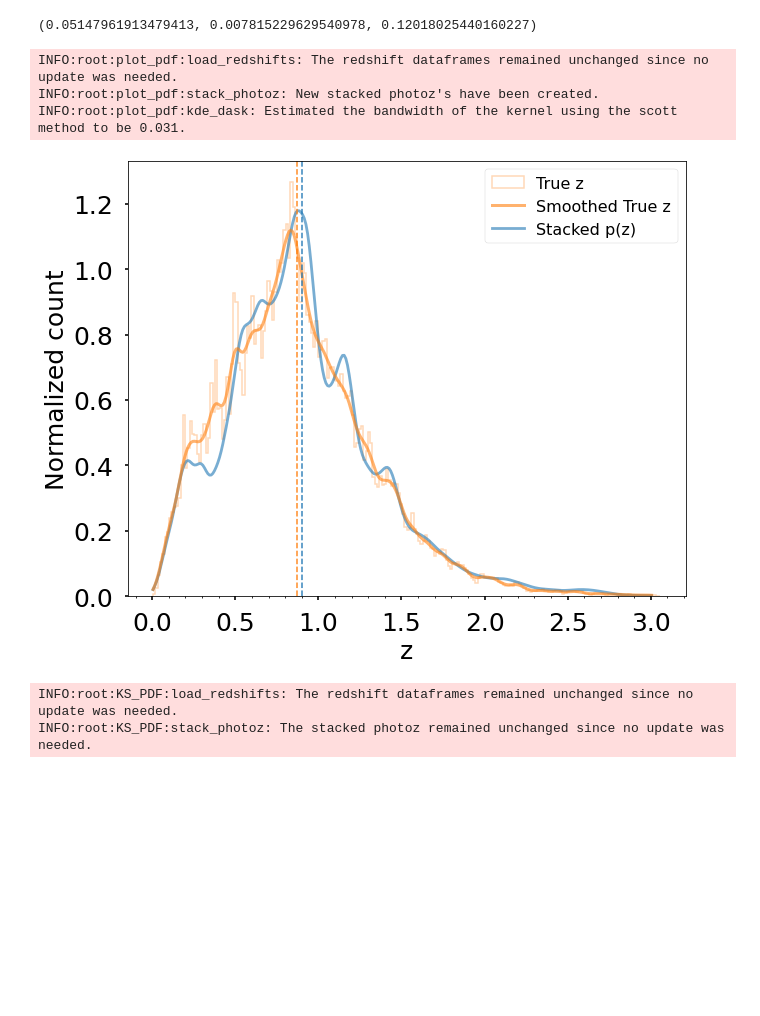
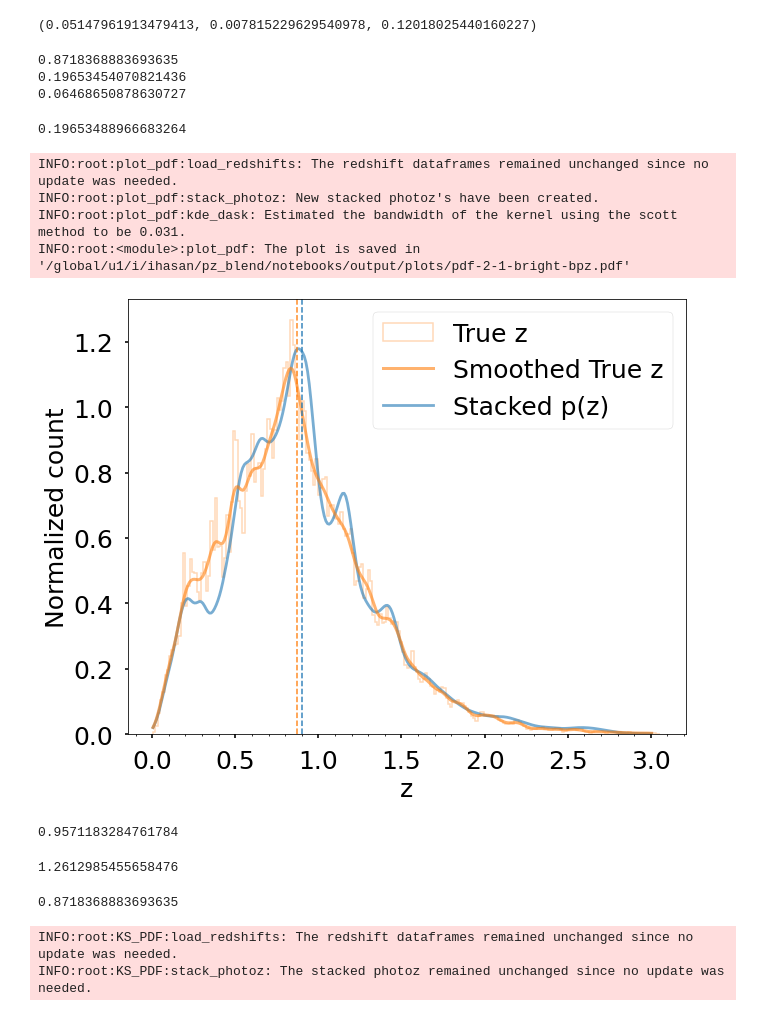
Before and after one commit to LSSTDESC/pz_blend, a Jupyter notebook: notebooks/Figures_BPZ.ipynb, the cells around one changed output. Drawn from its saved outputs; the diff is of its cells as text; code cells hidden in the pictures; blank space fills up the shorter version.

```diff
--- a/notebooks/Figures_BPZ.ipynb
+++ b/notebooks/Figures_BPZ.ipynb
@@ -196,13 +222,43 @@ pzb.calc_point_statistics(num_truth=2, num_coadd=1, pz_type='z_mode', truth_pick
 # %% [output]
 INFO:root:calc_point_statistics:load_redshifts: New redshift dataframes have been created.
 (0.05147961913479413, 0.007815229629540978, 0.12018025440160227)
+# %%
+print(pzb.true_z.mean())
+for i in (2,3):
+    m = moment(pzb.true_z, i)
+    print(m)
+# %% [output]
+0.8718368883693635
+0.19653454070821436
+0.06468650878630727
+# %%
+pzb.true_z.std()**2
+# %% [output]
+0.19653488966683264
 # %%
-pzb.plot_pdf(num_truth=2, num_coadd=1, pz_type='z_mode', truth_pick='bright')
+pzb.plot_pdf(num_truth=2, num_coadd=1, pz_type='z_mode', truth_pick='bright', save_plot=True, save_name='pdf-2-1-bright-bpz.pdf')
 # %% [output]
 INFO:root:plot_pdf:load_redshifts: The redshift dataframes remained unchanged since no update was needed.
 INFO:root:plot_pdf:stack_photoz: New stacked photoz's have been created.
 INFO:root:plot_pdf:kde_dask: Estimated the bandwidth of the kernel using the scott method to be 0.031.
+INFO:root:<module>:plot_pdf: The plot is saved in '/global/u1/i/ihasan/pz_blend/notebooks/output/plots/pdf-2-1-bright-bpz.pdf'
-[figure, old version]
+[figure, new version]
+# %%
+pzb.calc_nth_moment(pzb.zgrid,pzb.true_z_hist_smooth,2)
+# %% [output]
+0.9571183284761784
+# %%
+bin_edges_optimized = np.histogram_bin_edges(pzb.true_z, bins='auto')
+count, bins = np.histogram(pzb.true_z, bins=bin_edges_optimized)
+delta_bin = bins[1] - bins[0]
+z = bins[:-1] + delta_bin
+np.sum(np.power(z,3)*count*delta_bin)/(np.sum(count*delta_bin))
+# %% [output]
+1.2612985455658476
+# %%
+pzb.true_z.mean()
+# %% [output]
+0.8718368883693635
 # %%
 pzb.KS_PDF()
 # %% [output]
```
Also changed, not shown: parts of 17 cells of this notebook.
